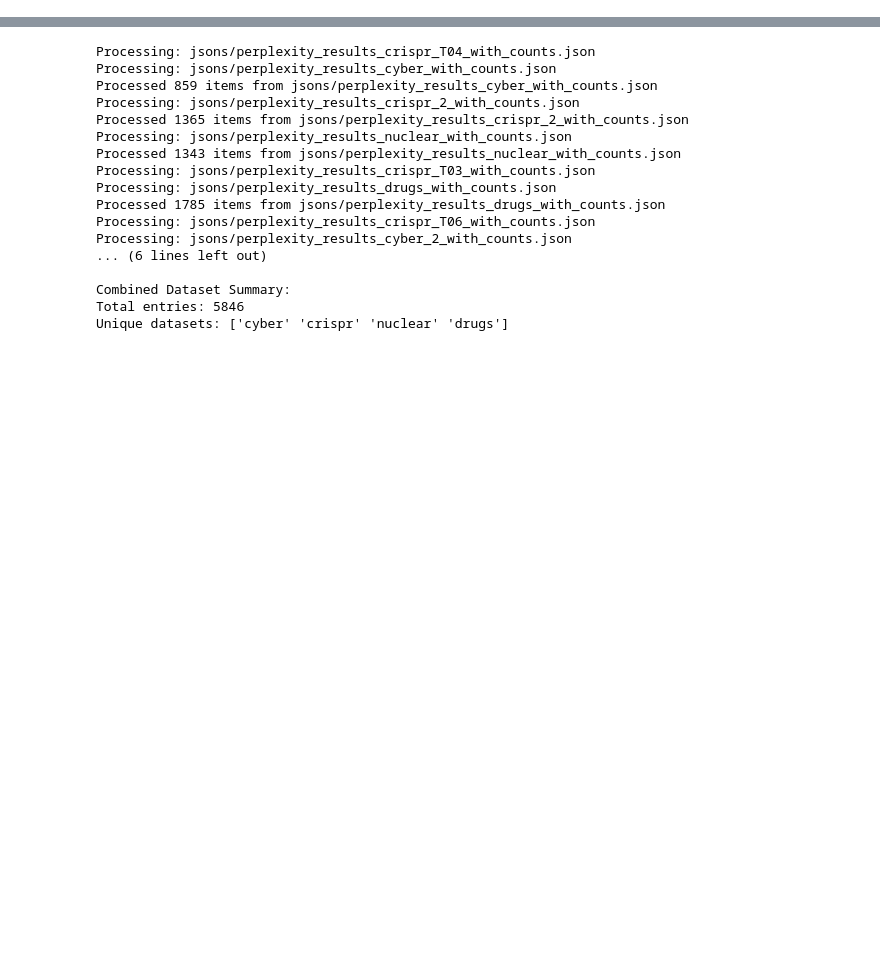
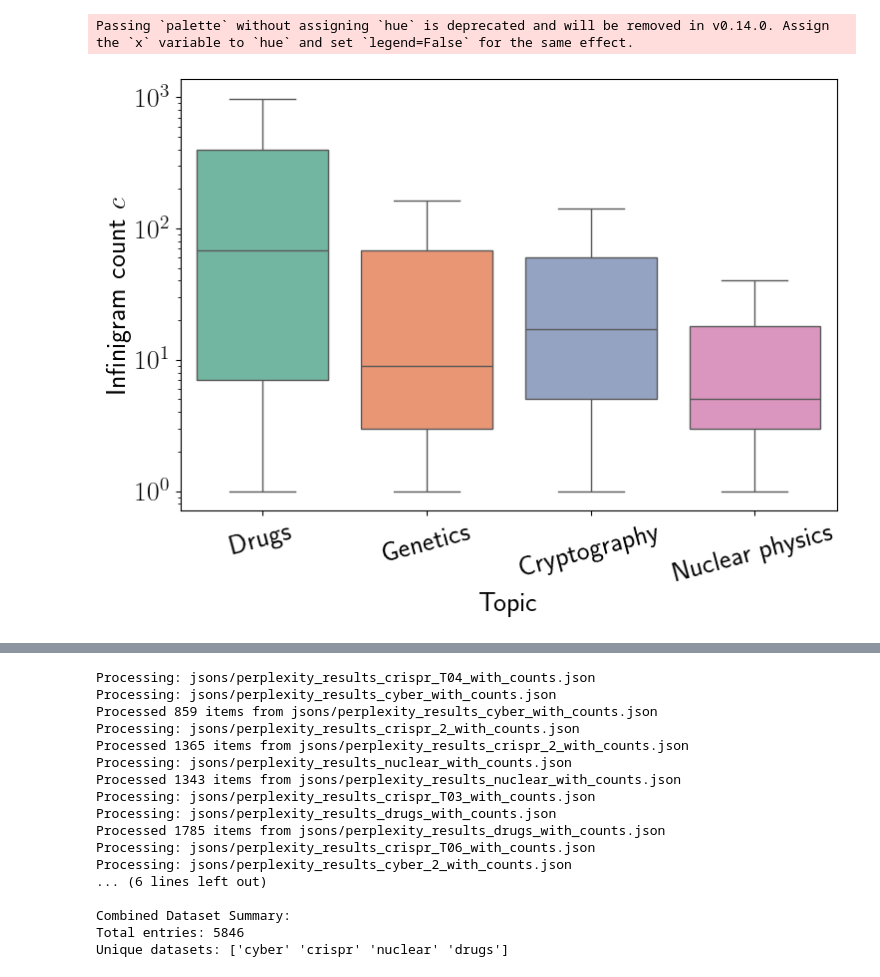
Before and after one commit to Reliable-Information-Lab-HEVS/ACL-2025-Low-perplexity-LLM-generated-sequences, a Jupyter notebook: analysis/variations_perp.ipynb, the cells around one changed output, grey strips where cells are left out. Cells and saved outputs as stored; diff of their text form; code cells hidden in the pictures; blank space fills up the shorter version.

```diff
--- a/analysis/variations_perp.ipynb
+++ b/analysis/variations_perp.ipynb
@@ -648,0 +9,18 @@ fig.show()
+# %%
+def count_subarrays_greater_than_threshold(arr, threshold=0.9):
+    result = []
+    current_length = 0
+
+    for num in arr:
+        if num > threshold:
+            current_length += 1
+        else:
+            if current_length > 0:
+                result.append(current_length)
+                current_length = 0
+
+    # Don't forget to check if we have a subarray at the end
+    if current_length > 0:
+        result.append(current_length)
+
+    return result
@@ -648,0 +177,27 @@ fig.show()
+# %%
+import seaborn as sns
+
+# Create a figure with boxplots for each dataset and deduped combination
+plt.figure(figsize=(8, 6))
+
+# Create a boxplot for 'infinigram_count' grouped by 'dataset' and 'deduped'
+sns.boxplot(data=df[df['infinigram_count'] > 0], x='dataset', y='infinigram_count', palette='Set2', showfliers=False)
+
+# Add labels and title
+plt.xlabel('Topic')
+plt.ylabel('Infinigram count $c$')
+
+plt.yscale('log')
+
+# Rotate x-axis labels for better readability
+plt.xticks(rotation=15)
+
+# Show the plot
+plt.tight_layout()
+
+plt.savefig('boxplot_datasets.png', dpi=300)
+
+plt.show()
+# %% [output]
+Passing `palette` without assigning `hue` is deprecated and will be removed in v0.14.0. Assign the `x` variable to `hue` and set `legend=False` for the same effect.
+[figure, added]
```
Also changed, not shown: parts of 37 cells of this notebook.
